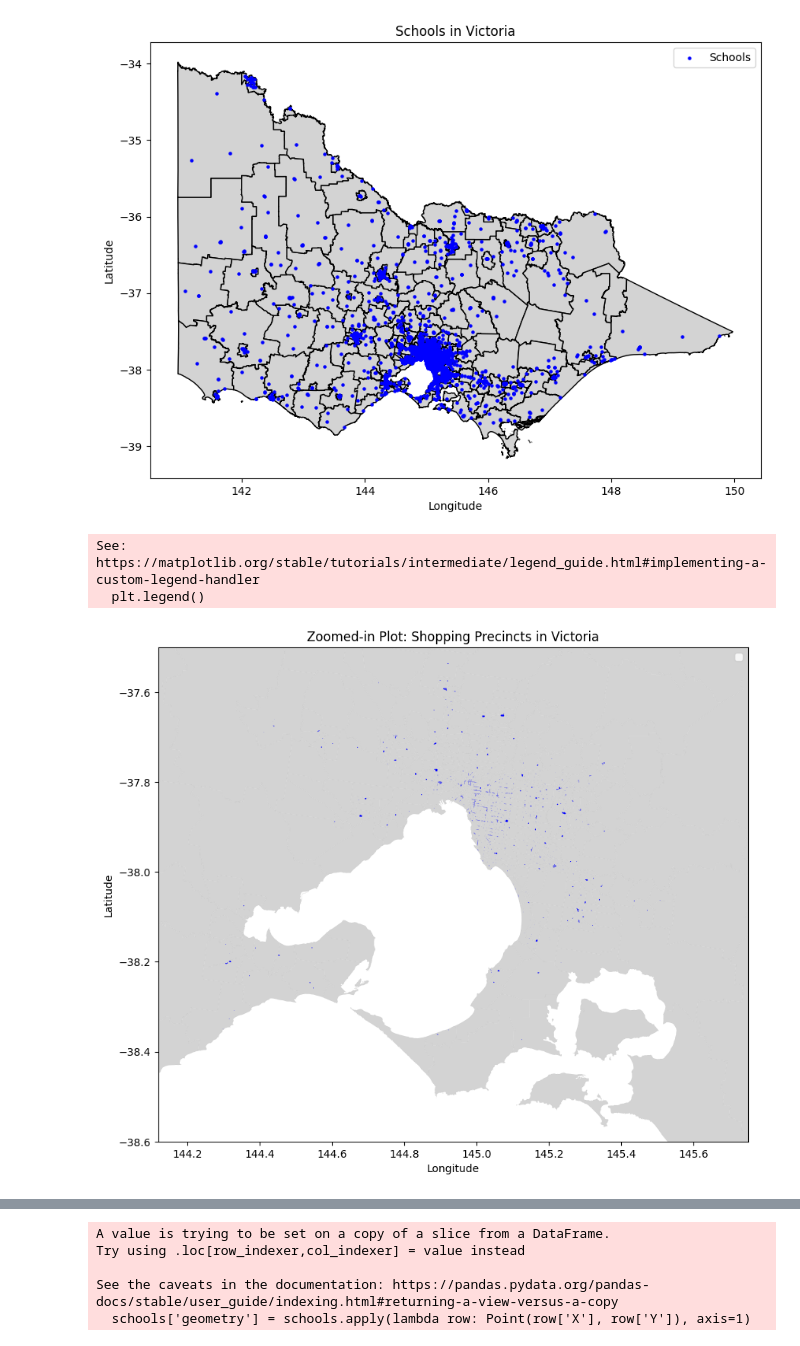
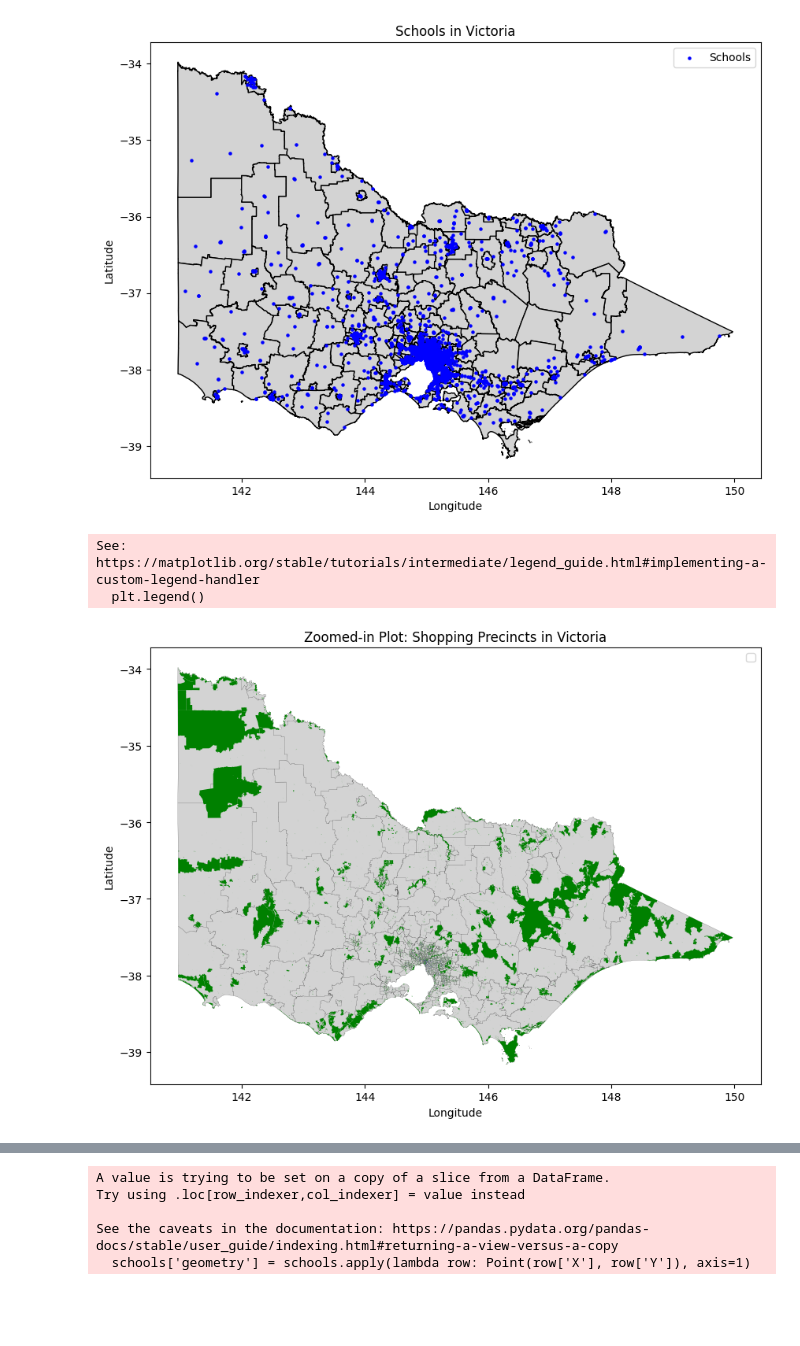
Before and after one commit to MAST30034-AppliedDataScience/project-2-group-real-estate-industry-project-19, a Jupyter notebook: notebooks/data_visualisations.ipynb, the cells around one changed output, grey strips where cells are left out. Saved outputs shown, nothing was run; the diff lists cells and outputs as text; code cells hidden in the pictures; blank space fills up the shorter version.

```diff
--- a/notebooks/data_visualisations.ipynb
+++ b/notebooks/data_visualisations.ipynb
@@ -57,34 +57,43 @@ shopping_parks_sf = gpd.read_file(f"{landing_dir}FOI/GEOMARK_POLYGON.shp")
 shopping_type = "commercial facility"
 shopping_labels = ["shopping precinct", "shopping centre"]
 shopping_sf = shopping_parks_sf[shopping_parks_sf['STATE'] == "VIC"]
 shopping_sf = shopping_sf[shopping_sf['FTYPE'] == shopping_type]
 shopping_sf = shopping_sf[shopping_sf['FEATSUBTYP'].isin(shopping_labels)]
 shopping_sf = shopping_sf.reset_index(drop=True)
 shopping_sf = shopping_sf.to_crs(epsg=4326)
 
+parks_type = "reserve"
+parks_labels = ["park", "conservation park", "gardens", "national park", "city square"]
+parks_sf = shopping_parks_sf[shopping_parks_sf['STATE'] == "VIC"]
+parks_sf = parks_sf[parks_sf['FTYPE'] == parks_type]
+parks_sf = parks_sf[parks_sf['FEATSUBTYP'].isin(parks_labels)]
+parks_sf = parks_sf.reset_index(drop=True)
+parks_sf = parks_sf.to_crs(epsg=4326)
+
 sa2_path = '../data/sa2_shapefile/SA2_2021_AUST_GDA2020.shp'
 gdf = gpd.read_file(sa2_path)
 victoria_gdf = gdf[gdf['STE_CODE21'] == '2']
 victoria_gdf = victoria_gdf.to_crs(epsg=4326)
 
 # Step 6: Plot both the Victoria boundary and school locations
 fig, ax = plt.subplots(figsize=(10, 10))
 
-ax.set_xlim([144.12, 145.75])
-ax.set_ylim([-38.6, -37.5])
+# ax.set_xlim([144.12, 145.75])
+# ax.set_ylim([-38.6, -37.5])
 
 # Plot Victoria boundaries
-victoria_gdf.plot(ax=ax, color='lightgray', edgecolor='black', linewidth=0.01)
+victoria_gdf.plot(ax=ax, color='lightgray', edgecolor='black', linewidth=0.1)
 
 # Plot schools on top
 shopping_sf.plot(ax=ax, color='blue', markersize=5,  label='Shopping Precincts')
+parks_sf.plot(ax=ax, color='green', markersize=50, label='Parks')
 
 plt.title('Zoomed-in Plot: Shopping Precincts in Victoria')
 plt.xlabel('Longitude')
 plt.ylabel('Latitude')
 plt.legend()
 plt.show()
 # %% [output]
 See: https://matplotlib.org/stable/tutorials/intermediate/legend_guide.html#implementing-a-custom-legend-handler
   plt.legend()
-[figure, old version]
+[figure, new version]
```
Also changed, not shown: parts of 2 cells of this notebook, 3 other files.
